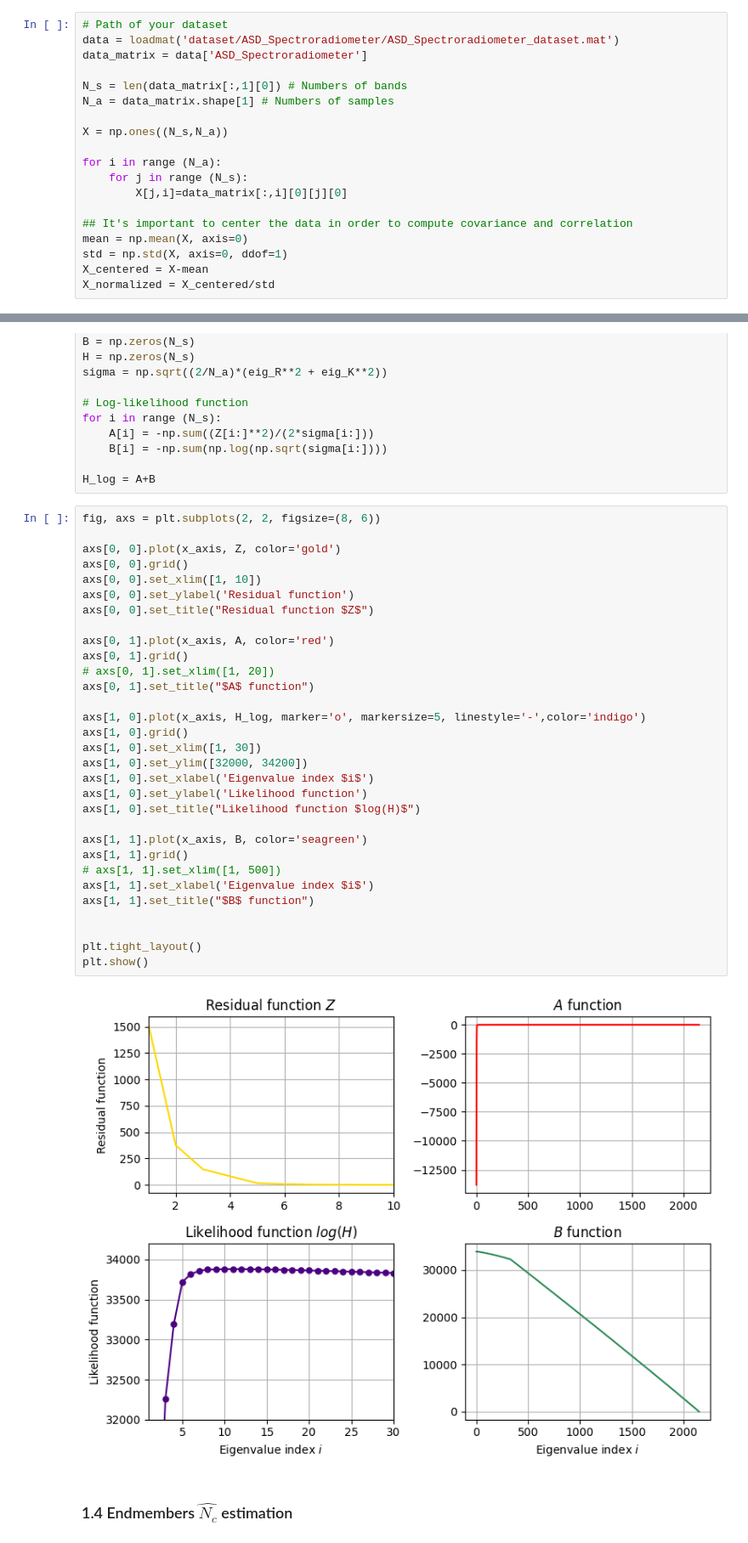
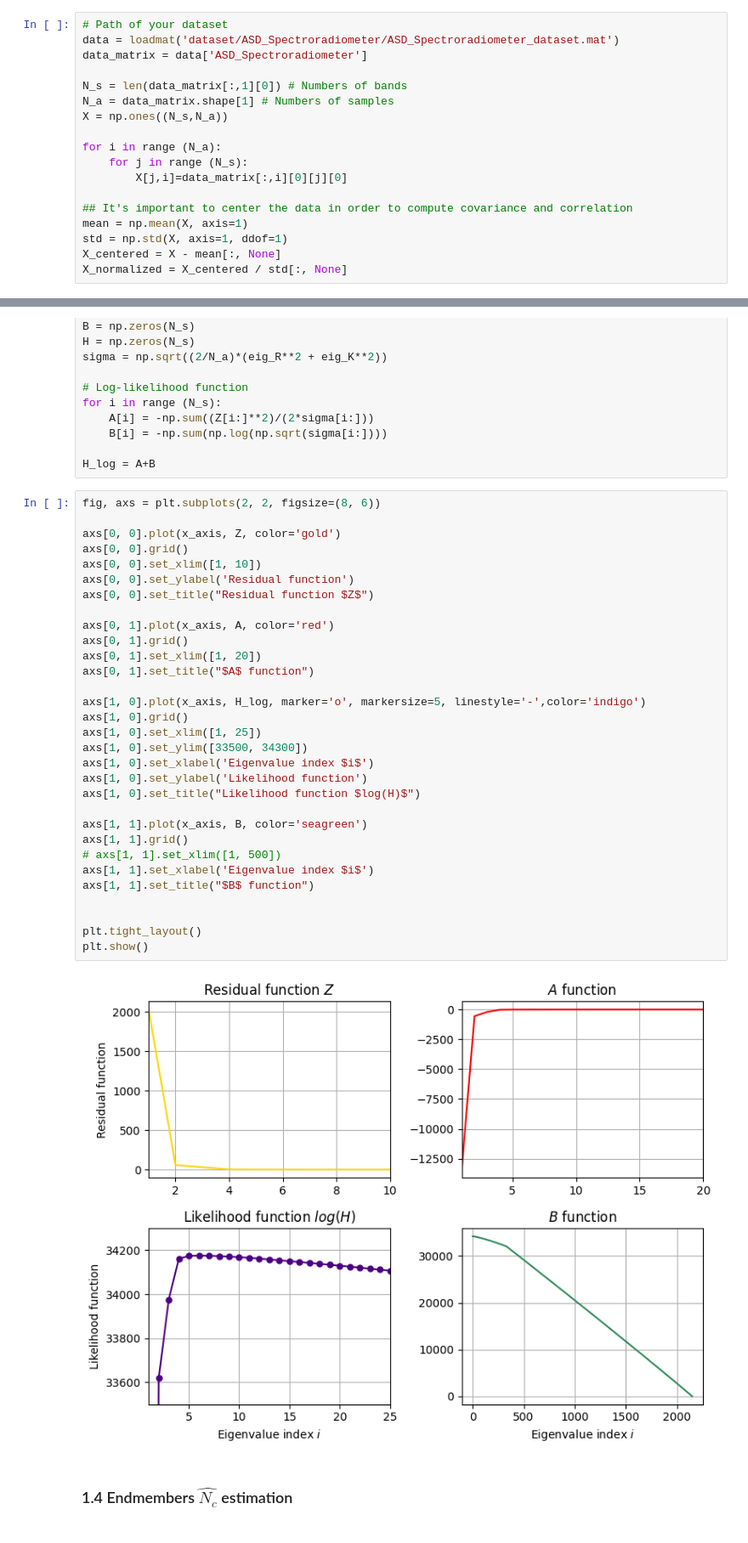
Before and after one commit to idrissabdw/elm-endmembers-project, a Jupyter notebook: empirical_method.ipynb, the cells around one changed output, grey strips where cells are left out. Shown: that part at 85% size. Drawn from its saved outputs; the diff is of its cells as text.

```diff
--- a/empirical_method.ipynb
+++ b/empirical_method.ipynb
@@ -23,7 +23,6 @@ data_matrix = data['ASD_Spectroradiometer']
 
 N_s = len(data_matrix[:,1][0]) # Numbers of bands
 N_a = data_matrix.shape[1] # Numbers of samples
-
 X = np.ones((N_s,N_a))
 
 for i in range (N_a):
@@ -31,10 +30,10 @@ for i in range (N_a):
         X[j,i]=data_matrix[:,i][0][j][0]
 
 ## It's important to center the data in order to compute covariance and correlation
-mean = np.mean(X, axis=0)
-std = np.std(X, axis=0, ddof=1)
-X_centered = X-mean
-X_normalized = X_centered/std
+mean = np.mean(X, axis=1)
+std = np.std(X, axis=1, ddof=1)
+X_centered = X - mean[:, None]
+X_normalized = X_centered / std[:, None]
 # %% [markdown]
 #### 1.2 Covariance and correlation
 # %%
@@ -87,36 +86,36 @@ H_log = A+B
 # %%
 fig, axs = plt.subplots(2, 2, figsize=(8, 6))
 
 axs[0, 0].plot(x_axis, Z, color='gold')
 axs[0, 0].grid()
 axs[0, 0].set_xlim([1, 10])
 axs[0, 0].set_ylabel('Residual function')
 axs[0, 0].set_title("Residual function $Z$")
 
 axs[0, 1].plot(x_axis, A, color='red')
 axs[0, 1].grid()
-# axs[0, 1].set_xlim([1, 20])
+axs[0, 1].set_xlim([1, 20])
 axs[0, 1].set_title("$A$ function")
 
 axs[1, 0].plot(x_axis, H_log, marker='o', markersize=5, linestyle='-',color='indigo')
 axs[1, 0].grid()
-axs[1, 0].set_xlim([1, 30])
-axs[1, 0].set_ylim([32000, 34200])
+axs[1, 0].set_xlim([1, 25])
+axs[1, 0].set_ylim([33500, 34300])
 axs[1, 0].set_xlabel('Eigenvalue index $i$')
 axs[1, 0].set_ylabel('Likelihood function')
 axs[1, 0].set_title("Likelihood function $log(H)$")
 
 axs[1, 1].plot(x_axis, B, color='seagreen')
 axs[1, 1].grid()
 # axs[1, 1].set_xlim([1, 500])
 axs[1, 1].set_xlabel('Eigenvalue index $i$')
 axs[1, 1].set_title("$B$ function")
 
 
 plt.tight_layout()
 plt.show()
 # %% [output]
-[figure, old version]
+[figure, new version]
 # %% [markdown]
 ### 1.4 Endmembers $\hat{N_c}$ estimation
 # %%
```
Also changed, not shown: parts of 5 cells of this notebook, 1 other file.
